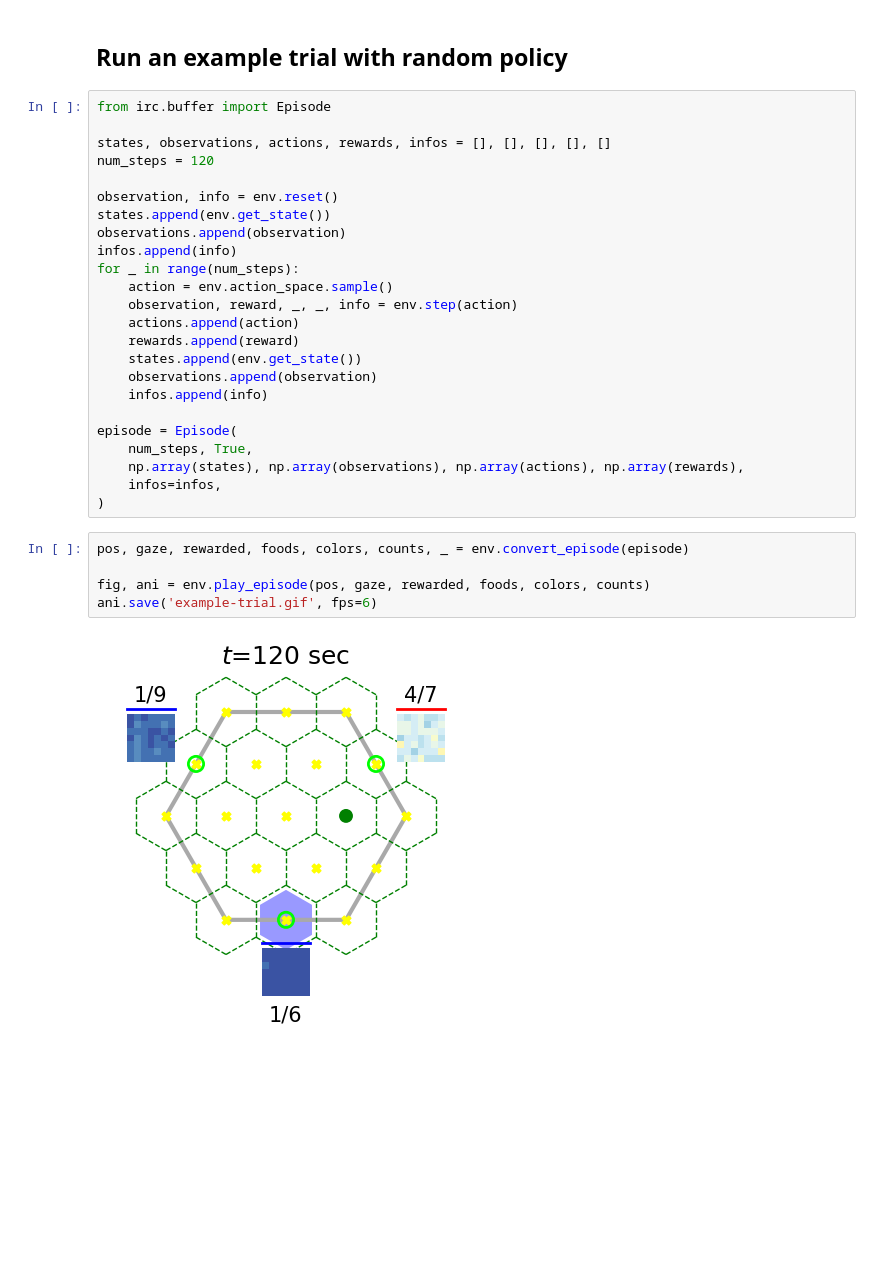
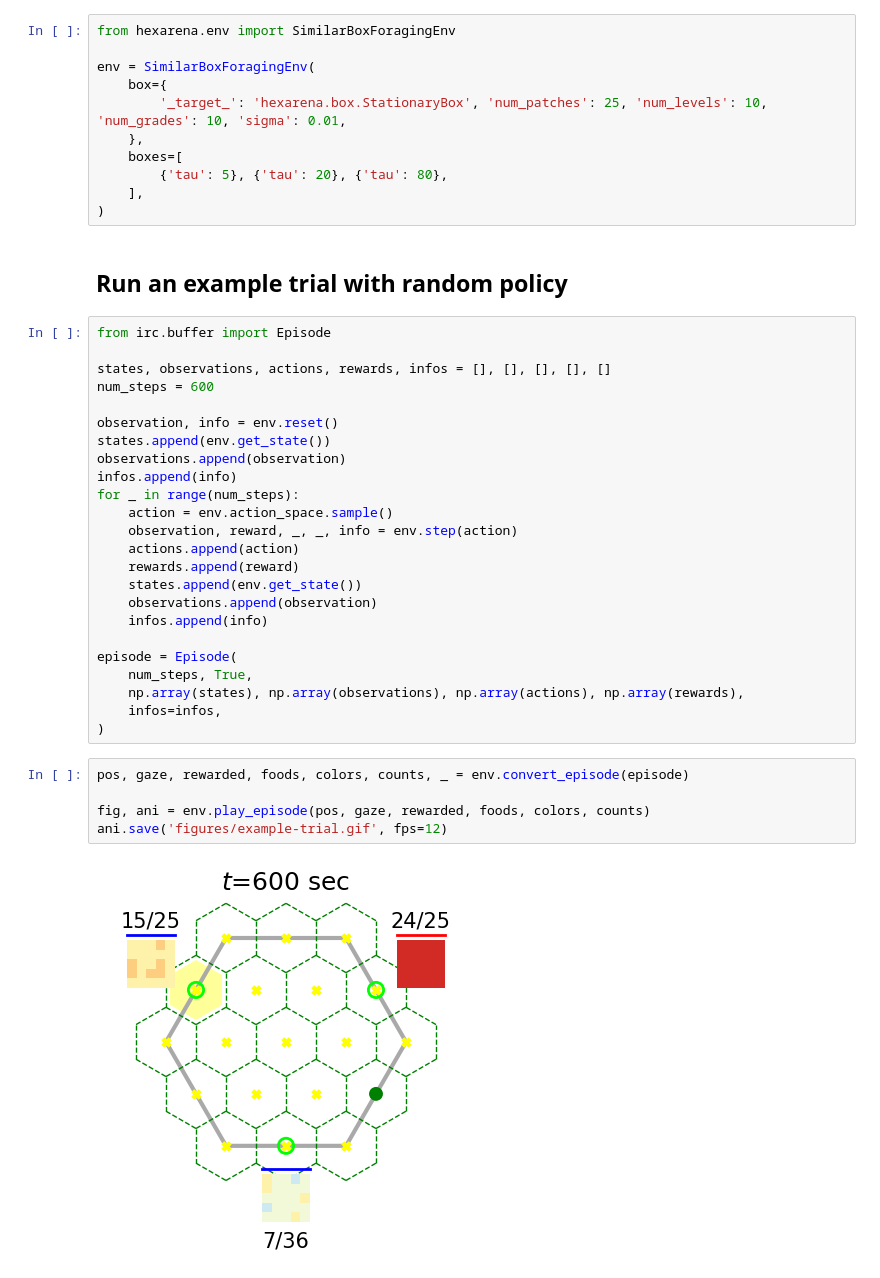
Before and after one commit to XaqLab/hex-arena, a Jupyter notebook: env-example.ipynb, the cells around one changed output. Saved outputs shown, nothing was run; the diff lists cells and outputs as text; blank space fills up the shorter version.

```diff
--- a/env-example.ipynb
+++ b/env-example.ipynb
@@ -66,10 +63,21 @@ env = ForagingEnv(
+# %%
+from hexarena.env import SimilarBoxForagingEnv
+
+env = SimilarBoxForagingEnv(
+    box={
+        '_target_': 'hexarena.box.StationaryBox', 'num_patches': 25, 'num_levels': 10, 'num_grades': 10, 'sigma': 0.01,
+    },
+    boxes=[
+        {'tau': 5}, {'tau': 20}, {'tau': 80},
+    ],
+)
 # %% [markdown]
 ## Run an example trial with random policy
 # %%
 from irc.buffer import Episode
 
 states, observations, actions, rewards, infos = [], [], [], [], []
-num_steps = 120
+num_steps = 600
 
 observation, info = env.reset()
 states.append(env.get_state())
@@ -92,7 +100,7 @@ episode = Episode(
 # %%
 pos, gaze, rewarded, foods, colors, counts, _ = env.convert_episode(episode)
 
 fig, ani = env.play_episode(pos, gaze, rewarded, foods, colors, counts)
-ani.save('example-trial.gif', fps=6)
+ani.save('figures/example-trial.gif', fps=12)
 # %% [output]
-[figure, old version]
+[figure, new version]
```
Also changed, not shown: parts of 6 cells of this notebook, 4 other files.
